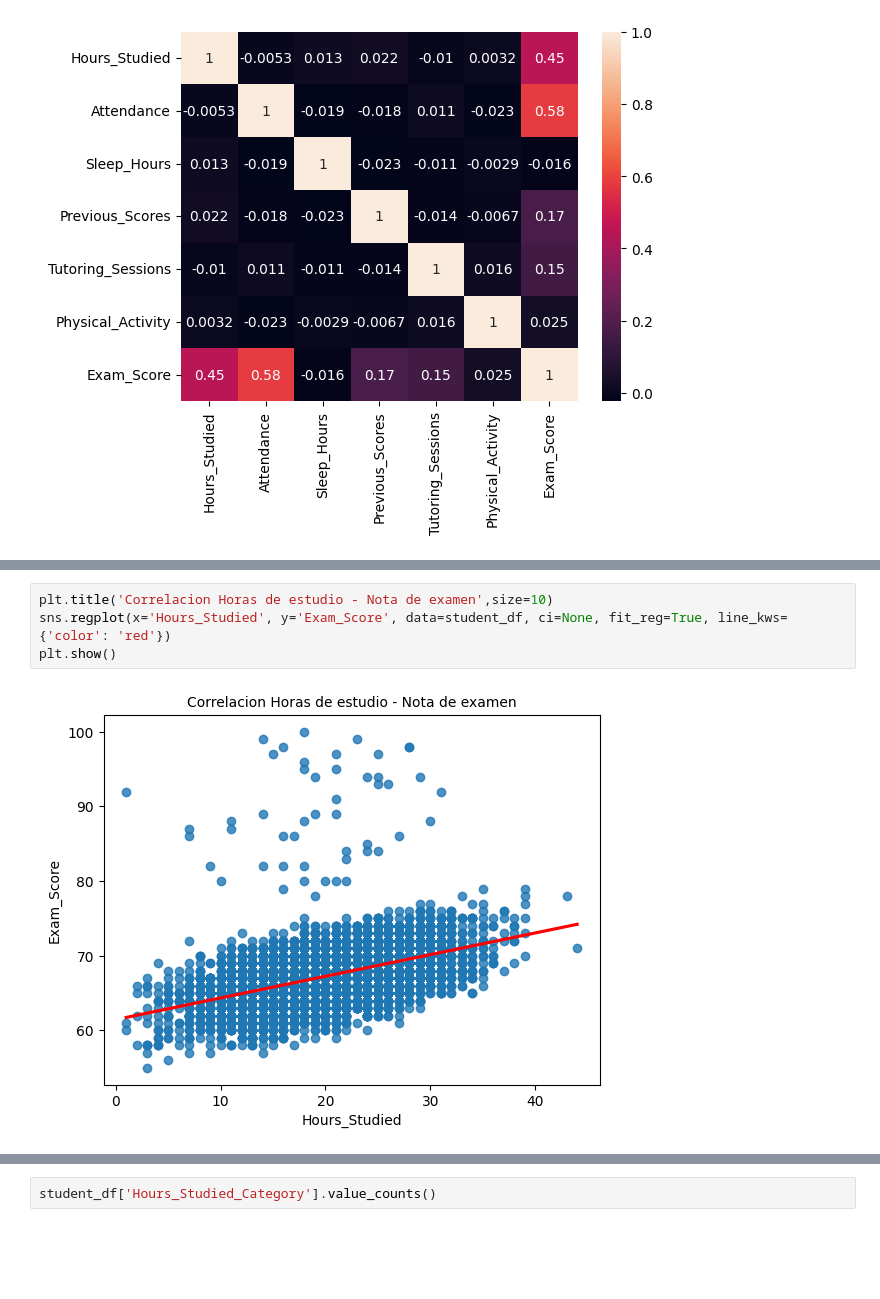
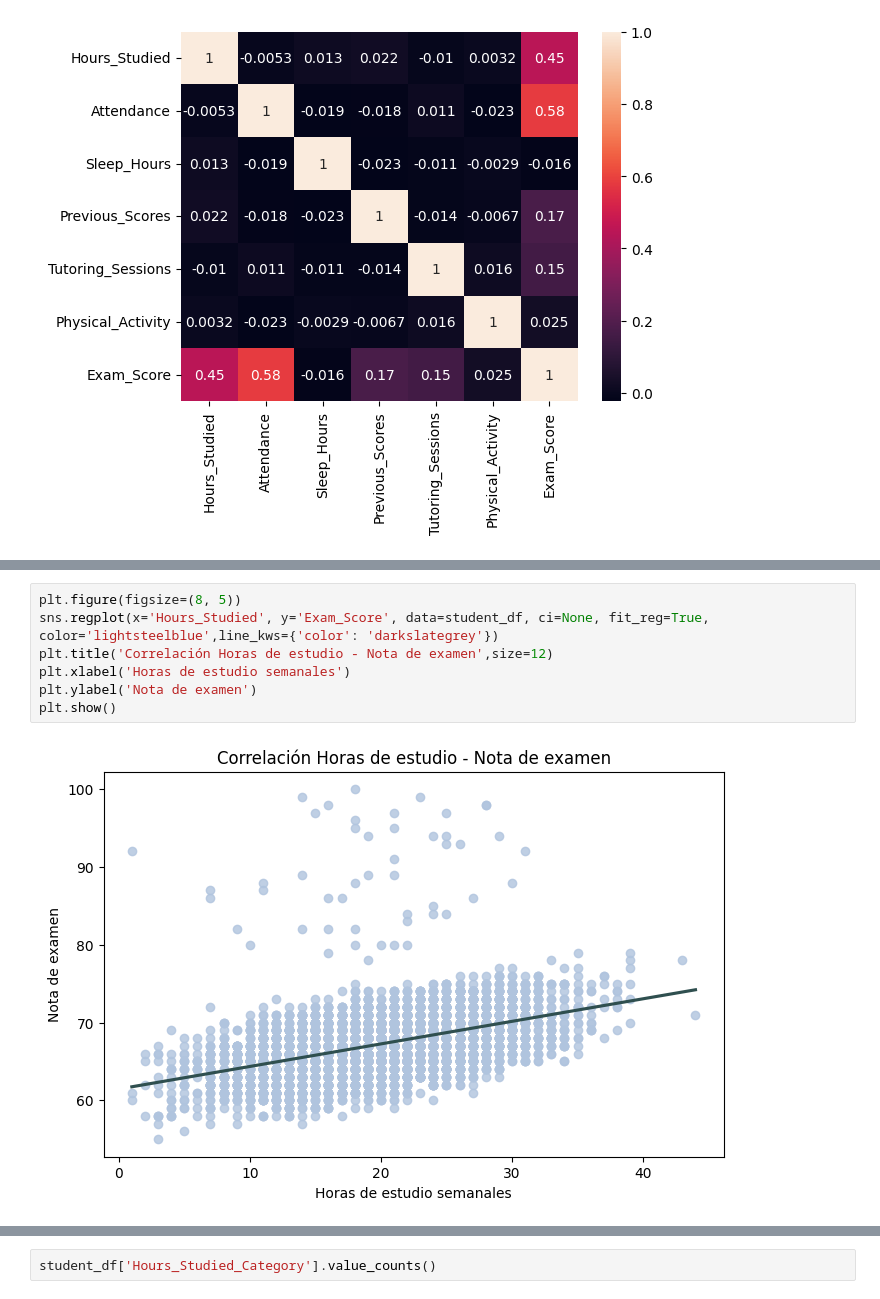
Before and after one commit to BertoniEliana/students_performance_factors, a Jupyter notebook: student_performance_factors.ipynb, the cells around one changed output, grey strips where cells are left out. Drawn from its saved outputs; the diff is of its cells as text; blank space fills up the shorter version.

```diff
--- a/student_performance_factors.ipynb
+++ b/student_performance_factors.ipynb
@@ -213,7 +213,10 @@ plt.show()
 # %%
-plt.title('Correlacion Horas de estudio - Nota de examen',size=10)
-sns.regplot(x='Hours_Studied', y='Exam_Score', data=student_df, ci=None, fit_reg=True, line_kws={'color': 'red'})
+plt.figure(figsize=(8, 5))
+sns.regplot(x='Hours_Studied', y='Exam_Score', data=student_df, ci=None, fit_reg=True, color='lightsteelblue',line_kws={'color': 'darkslategrey'})
+plt.title('Correlación Horas de estudio - Nota de examen',size=12)
+plt.xlabel('Horas de estudio semanales')
+plt.ylabel('Nota de examen')
 plt.show()
 # %% [output]
-[figure, old version]
+[figure, new version]
 # %% [markdown]
```
Also changed, not shown: parts of 45 cells of this notebook.
